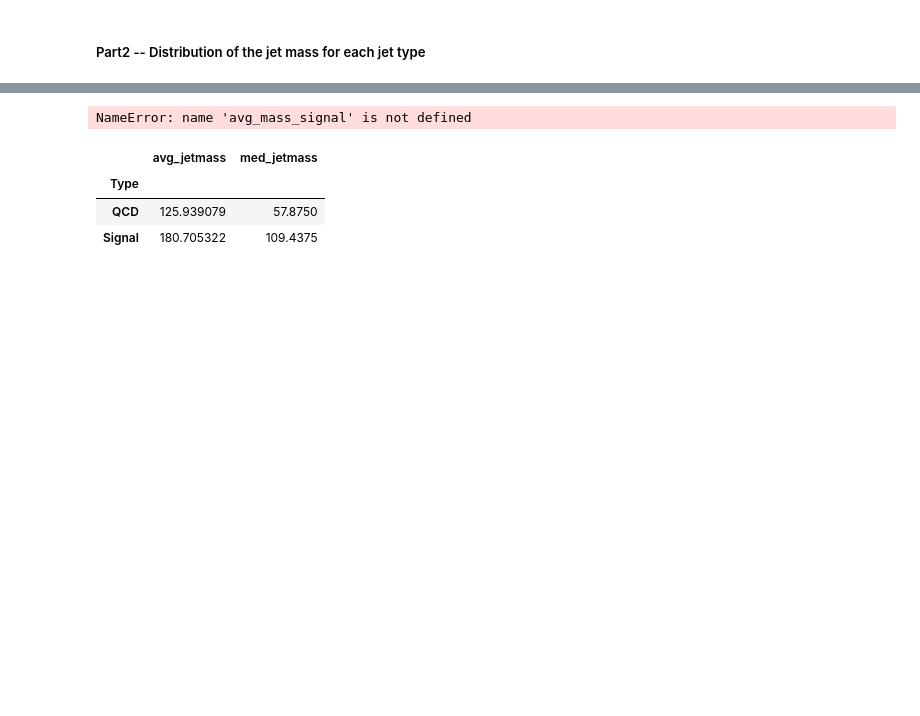
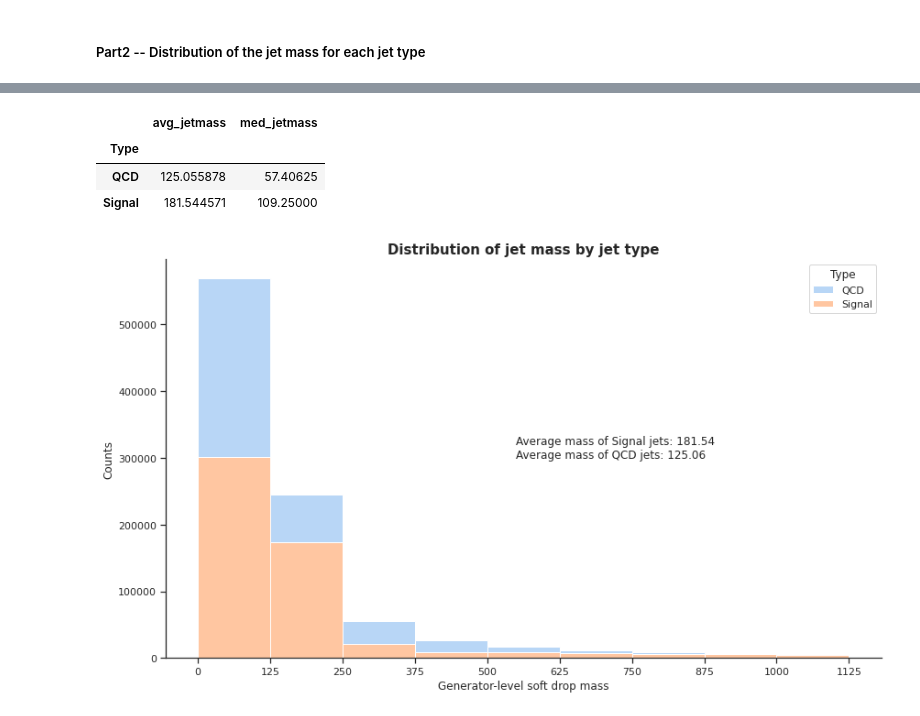
Before and after one commit to UCSDJLEE/DSC180B-A11-Project, a Jupyter notebook: DSC180B Group11 Project Report.ipynb, the cells around one changed output, grey strips where cells are left out. Saved outputs shown, nothing was run; the diff lists cells and outputs as text; code cells hidden in the pictures; blank space fills up the shorter version.

```diff
--- a/DSC180B Group11 Project Report.ipynb
+++ b/DSC180B Group11 Project Report.ipynb
@@ -165,12 +190,12 @@ display(df_qcd_and_signal.head())
 5 rows × 58 columns
 # %%
 hist, summary = mass_distribution(df_qcd_and_signal)
+
+display(summary)
+print('\n')
 # %% [output]
-NameError: name 'avg_mass_signal' is not defined
+|  | avg_jetmass | med_jetmass |
+| Type |  |  |
+| QCD | 125.055878 | 57.40625 |
+| Signal | 181.544571 | 109.25000 |
+[figure, added]
-# %%
-df_qcd_and_signal.groupby('Type').aggregate(avg_jetmass=('fj_genjetmsd','mean'), med_jetmass=('fj_genjetmsd', 'median'))
-# %% [output]
-|  | avg_jetmass | med_jetmass |
-| Type |  |  |
-| QCD | 125.939079 | 57.8750 |
-| Signal | 180.705322 | 109.4375 |
```
Also changed, not shown: parts of 7 cells of this notebook, 1 other file.
